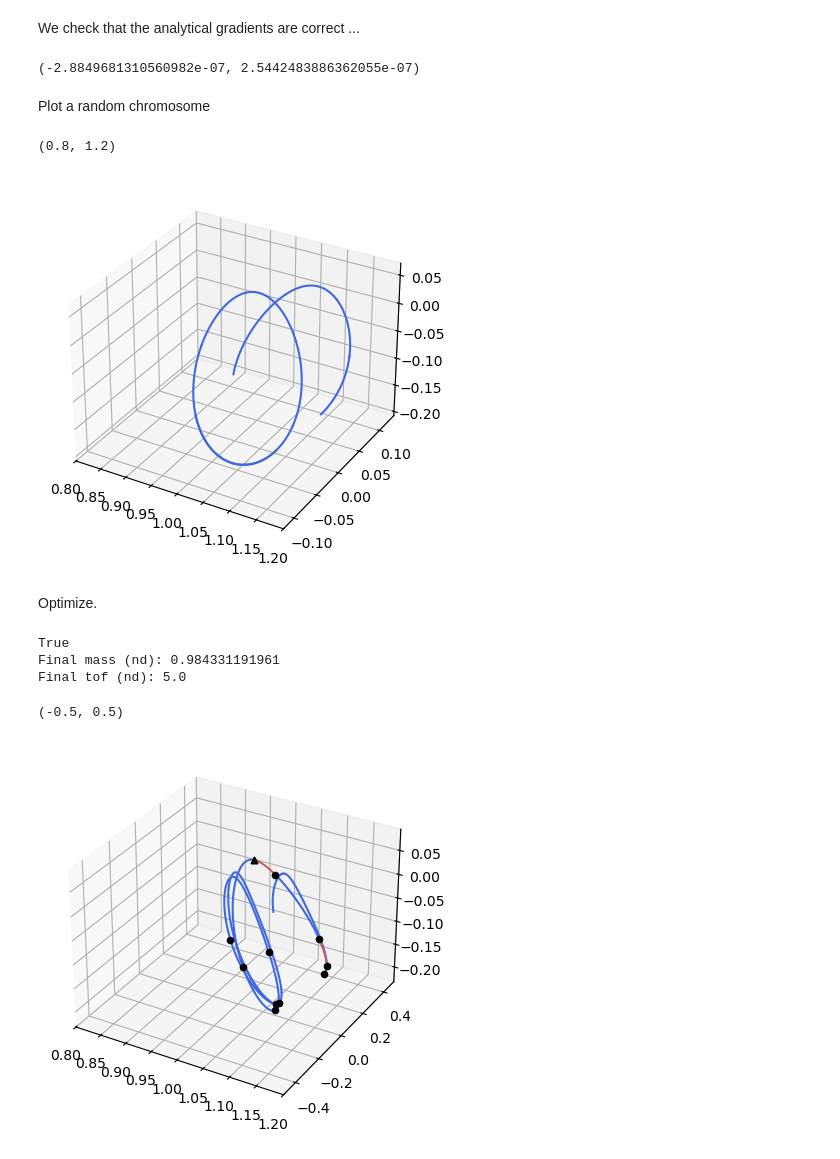
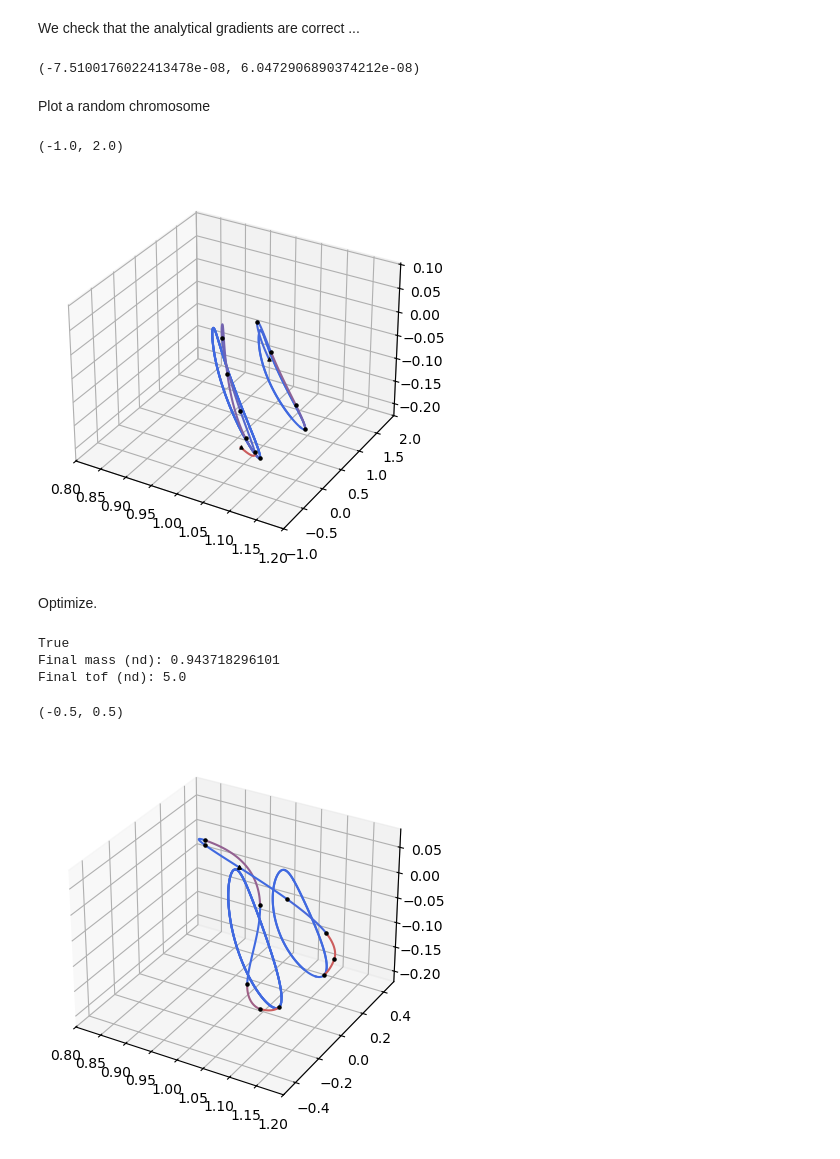
Before and after one commit to esa/kep3, a Jupyter notebook: doc/notebooks/udp_zoh_point2point.ipynb, the cells around one changed output. Drawn from its saved outputs; the diff is of its cells as text; code cells hidden in the pictures.

```diff
--- a/doc/notebooks/udp_zoh_point2point.ipynb
+++ b/doc/notebooks/udp_zoh_point2point.ipynb
@@ -378,8 +370,8 @@ ta_cr3bp = pk.ta.get_zoh_cr3bp(tol)
 ta_cr3bp_var = pk.ta.get_zoh_cr3bp_var(tol_var)
 
 # We set the Taylor integrators parameters (veff and mu in this case)
-veff_nd = gym_problem["veff"]
-mu_cr3bp = gym_problem["mu_cr3bp"]
+veff_nd = 11.56499372183432
+mu_cr3bp = 0.01215058560962404
 ta_cr3bp.pars[4] = 1.0 / veff_nd
 ta_cr3bp_var.pars[4] = 1.0 / veff_nd
 ta_cr3bp.pars[5] = mu_cr3bp
@@ -389,61 +381,59 @@ We are ready to instantiate a {class}`pykep.trajopt.zoh_point2point` representin
 # %%
 nseg=10
 udp = pk.trajopt.zoh_point2point(
-    states=gym_problem["state_s"][:-1], # mass is excluded in the states kwarg definition
-    statef=gym_problem["state_f"][:-1], # mass is excluded in the states kwarg definition
-    ms=gym_problem["state_s"][-1], # initial mass
-    max_thrust=gym_problem["max_thrust"],
+    states=[1.0809931218390707, 0.0, -0.20235953267405354, 0.0, -0.19895001215078018, 0.0], # mass is excluded in the states kwarg definition
+    statef=[1.1648780946517576, 0.0, -0.11145303634437023, 0.0, -0.20191923237095796, 0.0], # mass is excluded in the states kwarg definition
+    ms=1., # initial mass
+    max_thrust=0.3010999584011414,
     tof_bounds=[5., 5.],
-    mf_bounds=[0.2, 1],
+    mf_bounds=[0.8, 1],
     nseg=nseg,
     cut=0.6,
     tas=[ta_cr3bp, ta_cr3bp_var],
-    time_encoding='softmax'
+    time_encoding='uniform'
 )
 prob = pg.problem(udp)
 prob.c_tol = 1e-6
 pop = pg.population(prob, 1)
 
 # For quick plotting purposes we create a decision vector corresponding to a ballistic leg
-x_ballistic = np.array([1.]+[0.0,0.0,0.0,1.]*nseg+[5.3]+[0.1]*nseg)
+x_ballistic = np.array([1.]+[0.0,0.0,0.0,1.]*nseg+[15.3]+[0.1]*nseg)
 # %% [markdown]
 We check that the analytical gradients are correct ...
 # %%
 (pg.estimate_gradient_h(udp.fitness, pop.champion_x, dx=1e-6)-udp.gradient(pop.champion_x)).min(), (pg.estimate_gradient_h(udp.fitness, pop.champion_x, dx=1e-6)-udp.gradient(pop.champion_x)).max()
 # %% [output]
-(-2.8849681310560982e-07, 2.5442483886362055e-07)
+(-7.5100176022413478e-08, 6.0472906890374212e-08)
 # %% [markdown]
 Plot a random chromosome
 # %%
 ax = udp.plot(x=x_ballistic,N=100, mark_segments=False, mark_mismatch=False)
-#udp.plot(x=pop.champion_x,N=100, mark_segments=True, ax=ax)
+udp.plot(x=pop.champion_x,N=100, mark_segments=True, ax=ax, s=5, c='k')
 
 ax.set_xlim(0.8,1.2)
-#ax.set_ylim(-1.0,2.0)
-#ax.view_init(0,30)
+ax.set_ylim(-1.0,2.0)
 # %% [output]
-(0.8, 1.2)
+(-1.0, 2.0)
-[figure, old version]
+[figure, new version]
 # %% [markdown]
 Optimize.
 # %%
 pop = pg.population(prob, 1)
 pop = algo.evolve(pop)
+pop = algo.evolve(pop) # to refine a few final steps its sometime useful
 print(prob.feasibility_f(pop.champion_f))
 print("Final mass (nd):", pop.champion_x[0])
 print("Final tof (nd):", pop.champion_x[4*nseg+1])
 # %% [output]
 True
-Final mass (nd): 0.984331191961
+Final mass (nd): 0.943718296101
 Final tof (nd): 5.0
 # %%
 ax = udp.plot(x=x_ballistic,N=100, mark_segments=False, mark_mismatch=False)
-udp.plot(x=pop.champion_x,N=100, mark_segments=True, ax=ax)
+udp.plot(x=pop.champion_x,N=100, mark_segments=True, ax=ax, s=5, c='k')
 
 ax.set_xlim(0.8,1.2)
 ax.set_ylim(-0.5,0.5)
-
-#ax.view_init(0,90)
 # %% [output]
 (-0.5, 0.5)
-[figure, old version]
+[figure, new version]
```
Also changed, not shown: parts of 20 cells of this notebook, 1 other file.
